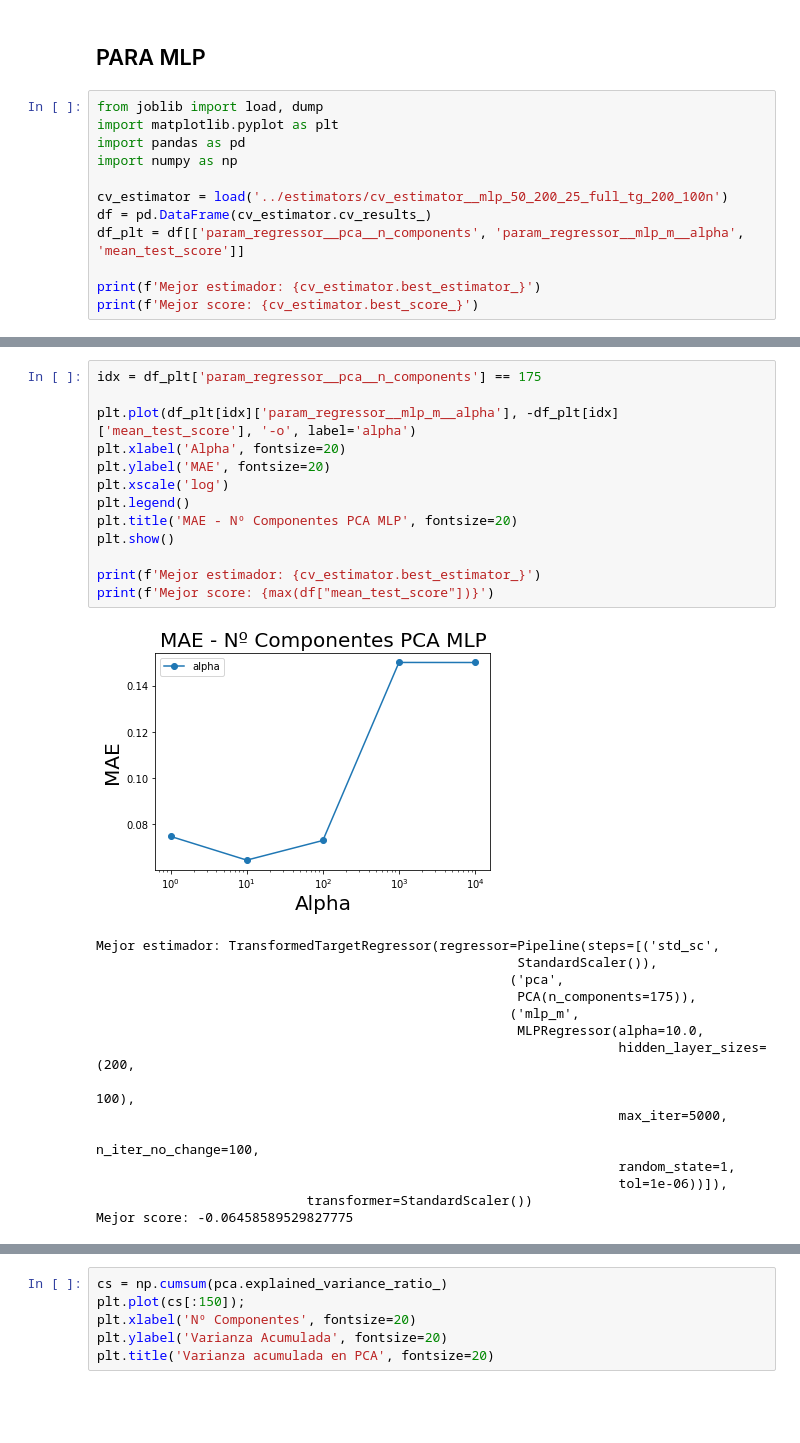
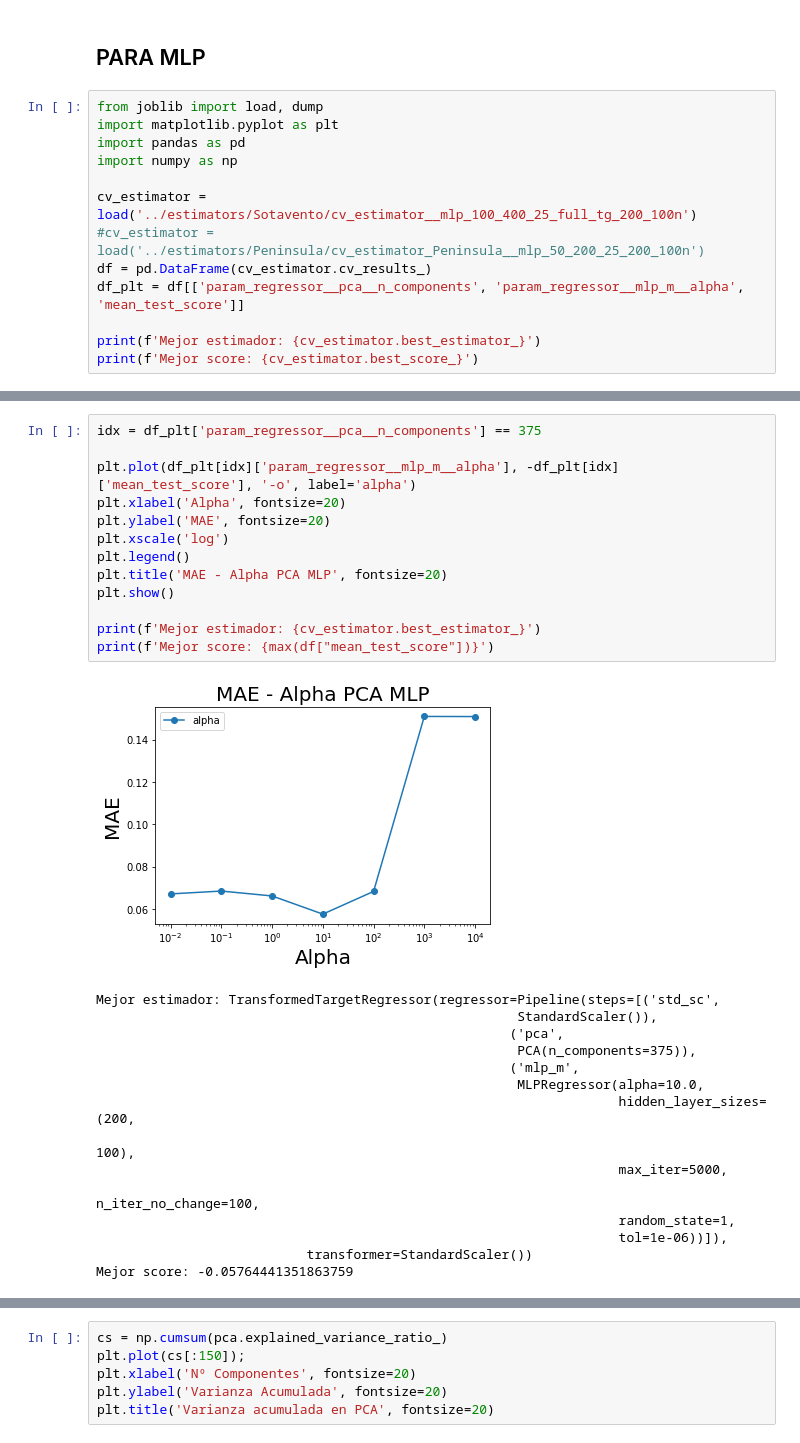
Before and after one commit to Ivanioel/TFG-Code, a Jupyter notebook: codigo/plots.ipynb, the cells around one changed output, grey strips where cells are left out. Drawn from its saved outputs; the diff is of its cells as text; blank space fills up the shorter version.

```diff
--- a/codigo/plots.ipynb
+++ b/codigo/plots.ipynb
@@ -93,7 +95,8 @@ import matplotlib.pyplot as plt
 import pandas as pd
 import numpy as np
 
-cv_estimator = load('../estimators/cv_estimator__mlp_50_200_25_full_tg_200_100n')
+cv_estimator = load('../estimators/Sotavento/cv_estimator__mlp_100_400_25_full_tg_200_100n')
+#cv_estimator = load('../estimators/Peninsula/cv_estimator_Peninsula__mlp_50_200_25_200_100n')
 df = pd.DataFrame(cv_estimator.cv_results_)
 df_plt = df[['param_regressor__pca__n_components', 'param_regressor__mlp_m__alpha', 'mean_test_score']]
 
@@ -146,22 +149,22 @@ Mejor score: -0.06458589529827775
 # %%
-idx = df_plt['param_regressor__pca__n_components'] == 175
+idx = df_plt['param_regressor__pca__n_components'] == 375
 
 plt.plot(df_plt[idx]['param_regressor__mlp_m__alpha'], -df_plt[idx]['mean_test_score'], '-o', label='alpha')
 plt.xlabel('Alpha', fontsize=20)
 plt.ylabel('MAE', fontsize=20)
 plt.xscale('log')
 plt.legend()
-plt.title('MAE - Nº Componentes PCA MLP', fontsize=20)
+plt.title('MAE - Alpha PCA MLP', fontsize=20)
 plt.show()
 
 print(f'Mejor estimador: {cv_estimator.best_estimator_}')
 print(f'Mejor score: {max(df["mean_test_score"])}')
 # %% [output]
-[figure, old version]
+[figure, new version]
 Mejor estimador: TransformedTargetRegressor(regressor=Pipeline(steps=[('std_sc',
                                                       StandardScaler()),
                                                      ('pca',
-                                                      PCA(n_components=175)),
+                                                      PCA(n_components=375)),
                                                      ('mlp_m',
                                                       MLPRegressor(alpha=10.0,
                                                                    hidden_layer_sizes=(200,
@@ -171,4 +174,4 @@ Mejor estimador: TransformedTargetRegressor(regressor=Pipeline(steps=[('std_sc',
                                                                    random_state=1,
                                                                    tol=1e-06))]),
                            transformer=StandardScaler())
-Mejor score: -0.06458589529827775
+Mejor score: -0.05764441351863759
```
Also changed, not shown: parts of 18 cells of this notebook, 30 other files.
